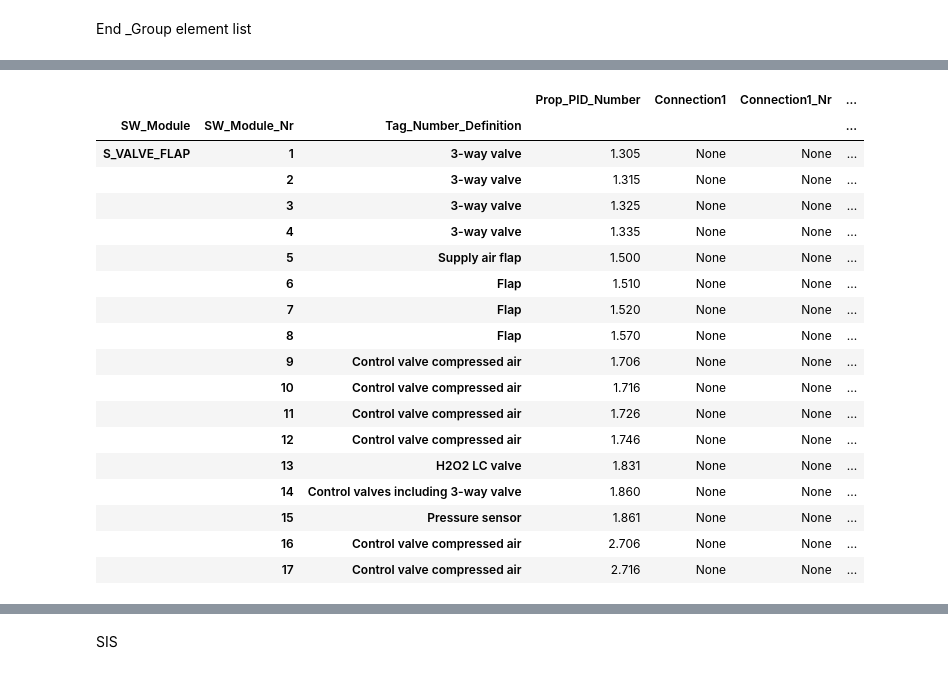
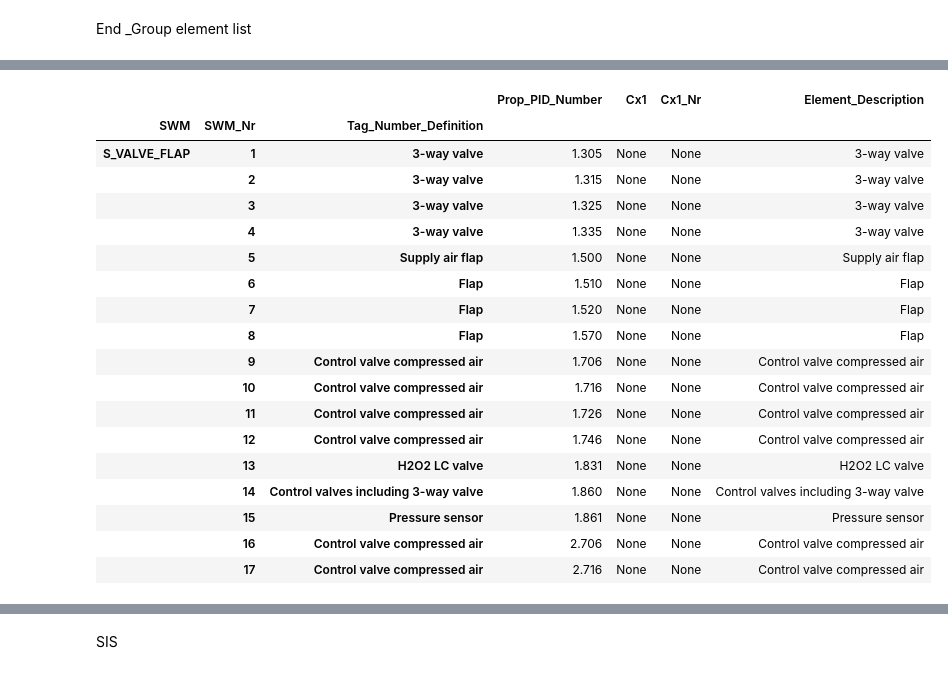
Before and after one commit to emartinskan/epic, a Jupyter notebook: epic.ipynb, the cells around one changed output, grey strips where cells are left out. Cells and saved outputs as stored; diff of their text form; code cells hidden in the pictures.

```diff
--- a/epic.ipynb
+++ b/epic.ipynb
@@ -193,9 +183,9 @@ if debug_mode:
 +-----+-------------------+-----------------------------------+--------------------------------------+
 # %%
 #Add columns
-#element_list_sw_modules = ['SWM','SWMNr','Cx1','Cx1Nr','Cx1','Cx1Nr', 'Cx1','Cx1Nr','Cx1','Cx1Nr','Element_Description']
-element_list_sw_modules = ['SW_Module','SW_Module_Nr','Connection1','Connection1_Nr','Connection2','Connection2_Nr', 'Connection3','Connection3_Nr','Connection4','Connection4_Nr','Element_Description']
-element_list = element_list.assign(**dict.fromkeys(element_list_sw_modules))
+#element_list_SWMs = ['SWM','SWMNr','Cx1','Cx1Nr','Cx1','Cx1Nr', 'Cx1','Cx1Nr','Cx1','Cx1Nr','Element_Description']
+element_list_SWMs = ['SWM','SWM_Nr','Cx1','Cx1_Nr','Cx2','Cx2_Nr', 'Cx3','Cx3_Nr','Cx4','Cx4_Nr','Element_Description']
+element_list = element_list.assign(**dict.fromkeys(element_list_SWMs))
 # %% [markdown]
 Add elements that has two software main modules, as 1.825 Leak valve (motor,reg.limit) and 1.825 Leak (leak, limit)
 SIS module and gasket are now possible to configure
@@ -685,44 +699,44 @@ for items in element_list.index:
         #Drive
         case ['M', 'SC', 'TSA+', 'V']:
             #Limit hi lo conn3
-            element_list.at[items, 'Connection3'] = SOFTWARE_MODE_DEFINITION["S_LIMIT_HI_LO"]
+            element_list.at[items, 'Cx3'] = SOFTWARE_MODE_DEFINITION["S_LIMIT_HI_LO"]
 
             #If element is 1.150, get info from 1.840, 2.150 get info from 2.840
             y840 = str("%.3f" % element_list.Prop_PID_Number[items])
             y840 = float(y840[0] + '.840')
-            element_list.Connection3_Nr[items] = element_list[element_list['Prop_PID_Number'] == y840].iloc[0]['SW_Module_Nr']
+            element_list.Cx3_Nr[items] = element_list[element_list['Prop_PID_Number'] == y840].iloc[0]['SWM_Nr']
             #or
-            #element_list.at[items, 'Connection3_Nr'] = element_list[element_list['Prop_PID_Number'] == y840].iloc[0]['SW_Module_Nr']
+            #element_list.at[items, 'Cx3_Nr'] = element_list[element_list['Prop_PID_Number'] == y840].iloc[0]['SWM_Nr']
 
             #Y.840 #only when PID is index
-            #element_list.at[items, 'Connection3_Nr'] = (element_list.at[y840, 'SW_Module_Nr'])
+            #element_list.at[items, 'Cx3_Nr'] = (element_list.at[y840, 'SWM_Nr'])
 
 
         #1.655 [H, M, NC] Control valve (Cool water control)
         case ['H', 'M', 'NC']:
-            #element_list.at[items, 'Connection2'] = SOFTWARE_MODE_DEFINITION["S_LIMIT_HI_LO"]
+            #element_list.at[items, 'Cx2'] = SOFTWARE_MODE_DEFINITION["S_LIMIT_HI_LO"]
             #limit_hi_lo = limit_hi_lo + 1
             y688 = str("%.3f" % element_list.Prop_PID_Number[items])
             y688 = float(y688[0] + '.688')
-            element_list.Connection2_Nr[items] = element_list[element_list['Prop_PID_Number'] == y688].iloc[0]['SW_Module_Nr']
+            element_list.Cx2_Nr[items] = element_list[element_list['Prop_PID_Number'] == y688].iloc[0]['SWM_Nr']
 
 
         #1.680 [D, EC, TSA+]  Electric heating
         case ['EC', 'TSA+']:
-            #element_list.at[items, 'Connection2'] = SOFTWARE_MODE_DEFINITION["S_LIMIT_HI_LO"]
+            #element_list.at[items, 'Cx2'] = SOFTWARE_MODE_DEFINITION["S_LIMIT_HI_LO"]
             y688 = str("%.3f" % element_list.Prop_PID_Number[items])
             y688 = float(y688[0] + '.688')
-            element_list.Connection2_Nr[items] = element_list[element_list['Prop_PID_Number'] == y688].iloc[0]['SW_Module_Nr']
+            element_list.Cx2_Nr[items] = element_list[element_list['Prop_PID_Number'] == y688].iloc[0]['SWM_Nr']
 
 
         case 'AHU01':
-            element_list.at[items, 'Connection1_Nr'] = element_list[element_list['Prop_PID_Number'] == 1.800].iloc[0]['SW_Module_Nr']
-            element_list.at[items, 'Connection2_Nr'] = element_list[element_list['Prop_PID_Number'] == 1.655].iloc[0]['Connection1_Nr']
-            element_list.at[items, 'Connection3_Nr'] = element_list[element_list['Prop_PID_Number'] == 1.680].iloc[0]['Connection1_Nr']
+            element_list.at[items, 'Cx1_Nr'] = element_list[element_list['Prop_PID_Number'] == 1.800].iloc[0]['SWM_Nr']
+            element_list.at[items, 'Cx2_Nr'] = element_list[element_list['Prop_PID_Number'] == 1.655].iloc[0]['Cx1_Nr']
+            element_list.at[items, 'Cx3_Nr'] = element_list[element_list['Prop_PID_Number'] == 1.680].iloc[0]['Cx1_Nr']
 
 
         case 'LEAK':
-            element_list.at[items, 'Connection1_Nr'] = element_list[element_list['Prop_PID_Number'] == 1.840].iloc[0]['SW_Module_Nr']
+            element_list.at[items, 'Cx1_Nr'] = element_list[element_list['Prop_PID_Number'] == 1.840].iloc[0]['SWM_Nr']
 # %%
 if debug_mode:
     print(tabulate(element_list, headers = 'keys', tablefmt = 'psql'))
@@ -761,9 +775,9 @@ writer.close()
 # %% [markdown]
 Init group element list
 # %%
-#Create a new dataframe, group elements by binaries paar, later group by SW_modules, SIS, Gasket, etc...
+#Create a new dataframe, group elements by binaries paar, later group by SWMs, SIS, Gasket, etc...
 group_element_list = pd.DataFrame()
-group_element_list = pd.DataFrame(columns=['Prop_PID_Number','Tag_Number_Definition','SW_Module','SW_Module_Nr','Connection1','Connection1_Nr'])
+group_element_list = pd.DataFrame(columns=['Prop_PID_Number','Tag_Number_Definition','SWM','SWM_Nr','Cx1','Cx1_Nr'])
 if debug_mode: print(group_element_list)
 # %% [output]
 Empty DataFrame
@@ -1243,8 +1257,8 @@ if debug_mode:
 group_element_list['Element_Description'] = group_element_list['Tag_Number_Definition']
 # %%
 #Delete unneccessary columns
-#group_element_list = group_element_list.drop(['Prop_PID_Element','Connection2','Connection2_Nr','Connection3','Connection3_Nr','Connection4','Connection4_Nr'], axis=1)
-group_element_list = group_element_list.drop(['Prop_PID_Element','Connection2','Connection2_Nr','Connection3','Connection3_Nr','Connection4','Connection4_Nr'], axis=1)
+#group_element_list = group_element_list.drop(['Prop_PID_Element','Cx2','Cx2_Nr','Cx3','Cx3_Nr','Cx4','Cx4_Nr'], axis=1)
+group_element_list = group_element_list.drop(['Prop_PID_Element','Cx2','Cx2_Nr','Cx3','Cx3_Nr','Cx4','Cx4_Nr'], axis=1)
 # %%
 if debug_mode: print(tabulate(element_list, headers = 'keys', tablefmt = 'psql'))
 # %% [output]
@@ -1349,27 +1363,27 @@ gahu01.first()
 # %%
 #Valve
-element_list_valve_flap = group_element_list[group_element_list['SW_Module'] == 'S_VALVE_FLAP']
-gvalve = element_list_valve_flap.groupby(['SW_Module','SW_Module_Nr','Tag_Number_Definition'])
+element_list_valve_flap = group_element_list[group_element_list['SWM'] == 'S_VALVE_FLAP']
+gvalve = element_list_valve_flap.groupby(['SWM','SWM_Nr','Tag_Number_Definition'])
 gvalve.first()
 # %% [output]
-|  |  |  | Prop_PID_Number | Connection1 | Connection1_Nr | ... |
-| SW_Module | SW_Module_Nr | Tag_Number_Definition |  |  |  | ... |
-| S_VALVE_FLAP | 1 | 3-way valve | 1.305 | None | None | ... |
-|  | 2 | 3-way valve | 1.315 | None | None | ... |
-|  | 3 | 3-way valve | 1.325 | None | None | ... |
-|  | 4 | 3-way valve | 1.335 | None | None | ... |
-|  | 5 | Supply air flap | 1.500 | None | None | ... |
-|  | 6 | Flap | 1.510 | None | None | ... |
-|  | 7 | Flap | 1.520 | None | None | ... |
-|  | 8 | Flap | 1.570 | None | None | ... |
-|  | 9 | Control valve compressed air | 1.706 | None | None | ... |
-|  | 10 | Control valve compressed air | 1.716 | None | None | ... |
-|  | 11 | Control valve compressed air | 1.726 | None | None | ... |
-|  | 12 | Control valve compressed air | 1.746 | None | None | ... |
-|  | 13 | H2O2 LC valve | 1.831 | None | None | ... |
-|  | 14 | Control valves including 3-way valve | 1.860 | None | None | ... |
-|  | 15 | Pressure sensor | 1.861 | None | None | ... |
-|  | 16 | Control valve compressed air | 2.706 | None | None | ... |
-|  | 17 | Control valve compressed air | 2.716 | None | None | ... |
+|  |  |  | Prop_PID_Number | Cx1 | Cx1_Nr | Element_Description |
+| SWM | SWM_Nr | Tag_Number_Definition |  |  |  |  |
+| S_VALVE_FLAP | 1 | 3-way valve | 1.305 | None | None | 3-way valve |
+|  | 2 | 3-way valve | 1.315 | None | None | 3-way valve |
+|  | 3 | 3-way valve | 1.325 | None | None | 3-way valve |
+|  | 4 | 3-way valve | 1.335 | None | None | 3-way valve |
+|  | 5 | Supply air flap | 1.500 | None | None | Supply air flap |
+|  | 6 | Flap | 1.510 | None | None | Flap |
+|  | 7 | Flap | 1.520 | None | None | Flap |
+|  | 8 | Flap | 1.570 | None | None | Flap |
+|  | 9 | Control valve compressed air | 1.706 | None | None | Control valve compressed air |
+|  | 10 | Control valve compressed air | 1.716 | None | None | Control valve compressed air |
+|  | 11 | Control valve compressed air | 1.726 | None | None | Control valve compressed air |
+|  | 12 | Control valve compressed air | 1.746 | None | None | Control valve compressed air |
+|  | 13 | H2O2 LC valve | 1.831 | None | None | H2O2 LC valve |
+|  | 14 | Control valves including 3-way valve | 1.860 | None | None | Control valves including 3-way valve |
+|  | 15 | Pressure sensor | 1.861 | None | None | Pressure sensor |
+|  | 16 | Control valve compressed air | 2.706 | None | None | Control valve compressed air |
+|  | 17 | Control valve compressed air | 2.716 | None | None | Control valve compressed air |
 # %%
 #Element on off
```
Also changed, not shown: parts of 28 cells of this notebook.
